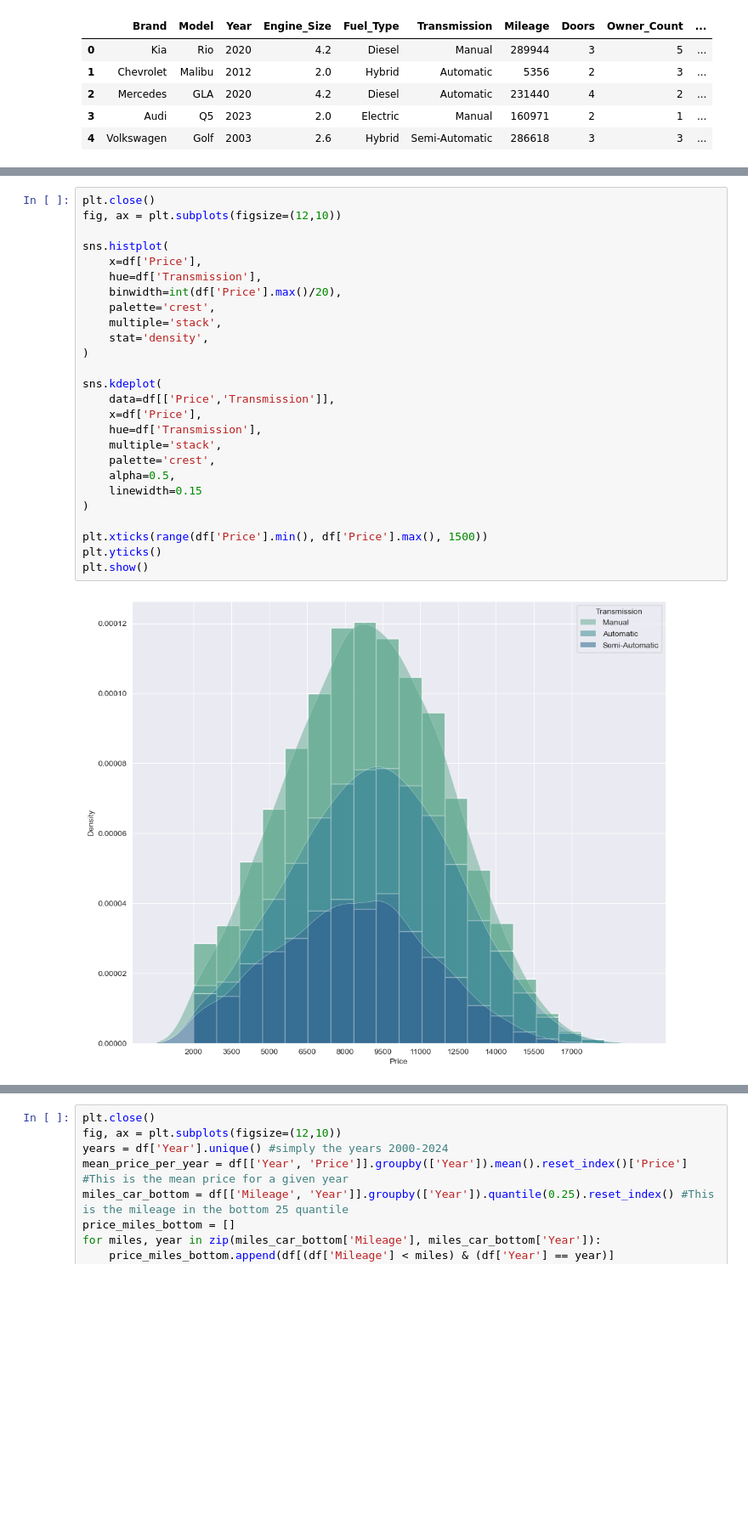
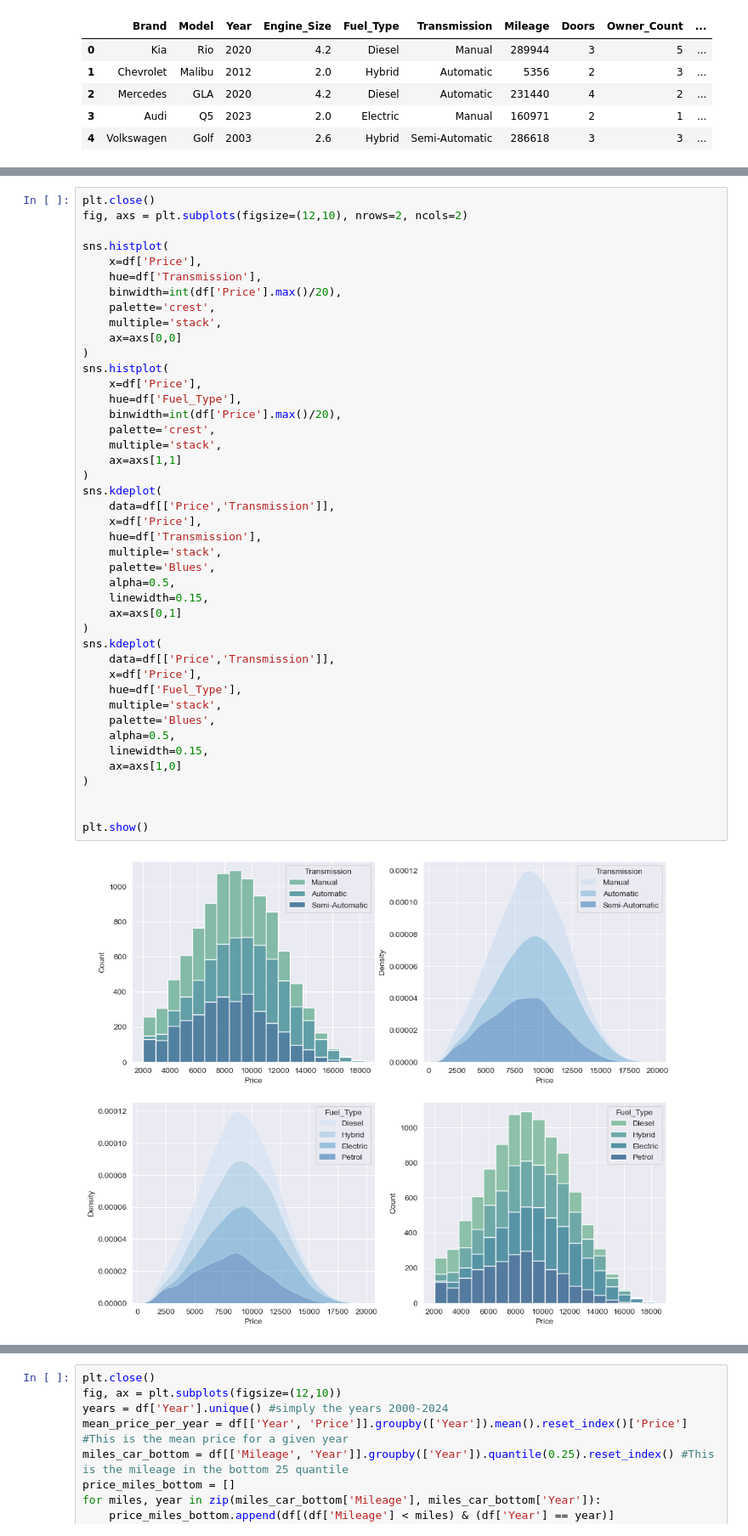
Before and after one commit to EmilianoDeLaGarzaVillarreal/CarPriceAnalysis, a Jupyter notebook: sample.ipynb, the cells around one changed output, grey strips where cells are left out. Shown at 85% size. Saved outputs shown, nothing was run; the diff lists cells and outputs as text; blank space fills up the shorter version.

```diff
--- a/sample.ipynb
+++ b/sample.ipynb
@@ -80,28 +103,45 @@ df
 # %%
 plt.close()
-fig, ax = plt.subplots(figsize=(12,10))
+fig, axs = plt.subplots(figsize=(12,10), nrows=2, ncols=2)
 
 sns.histplot(
     x=df['Price'],
     hue=df['Transmission'],
     binwidth=int(df['Price'].max()/20),
     palette='crest',
     multiple='stack',
-    stat='density',
+    ax=axs[0,0]
 )
-
+sns.histplot(
+    x=df['Price'],
+    hue=df['Fuel_Type'],
+    binwidth=int(df['Price'].max()/20),
+    palette='crest',
+    multiple='stack',
+    ax=axs[1,1]
+)
 sns.kdeplot(
     data=df[['Price','Transmission']],
     x=df['Price'],
     hue=df['Transmission'],
     multiple='stack',
-    palette='crest',
+    palette='Blues',
     alpha=0.5,
-    linewidth=0.15
+    linewidth=0.15,
+    ax=axs[0,1]
+)
+sns.kdeplot(
+    data=df[['Price','Transmission']],
+    x=df['Price'],
+    hue=df['Fuel_Type'],
+    multiple='stack',
+    palette='Blues',
+    alpha=0.5,
+    linewidth=0.15,
+    ax=axs[1,0]
 )
 
-plt.xticks(range(df['Price'].min(), df['Price'].max(), 1500))
-plt.yticks()
+
 plt.show()
 # %% [output]
-[figure, old version]
+[figure, new version]
```
Also changed, not shown: parts of 22 cells of this notebook, 1 other file.
